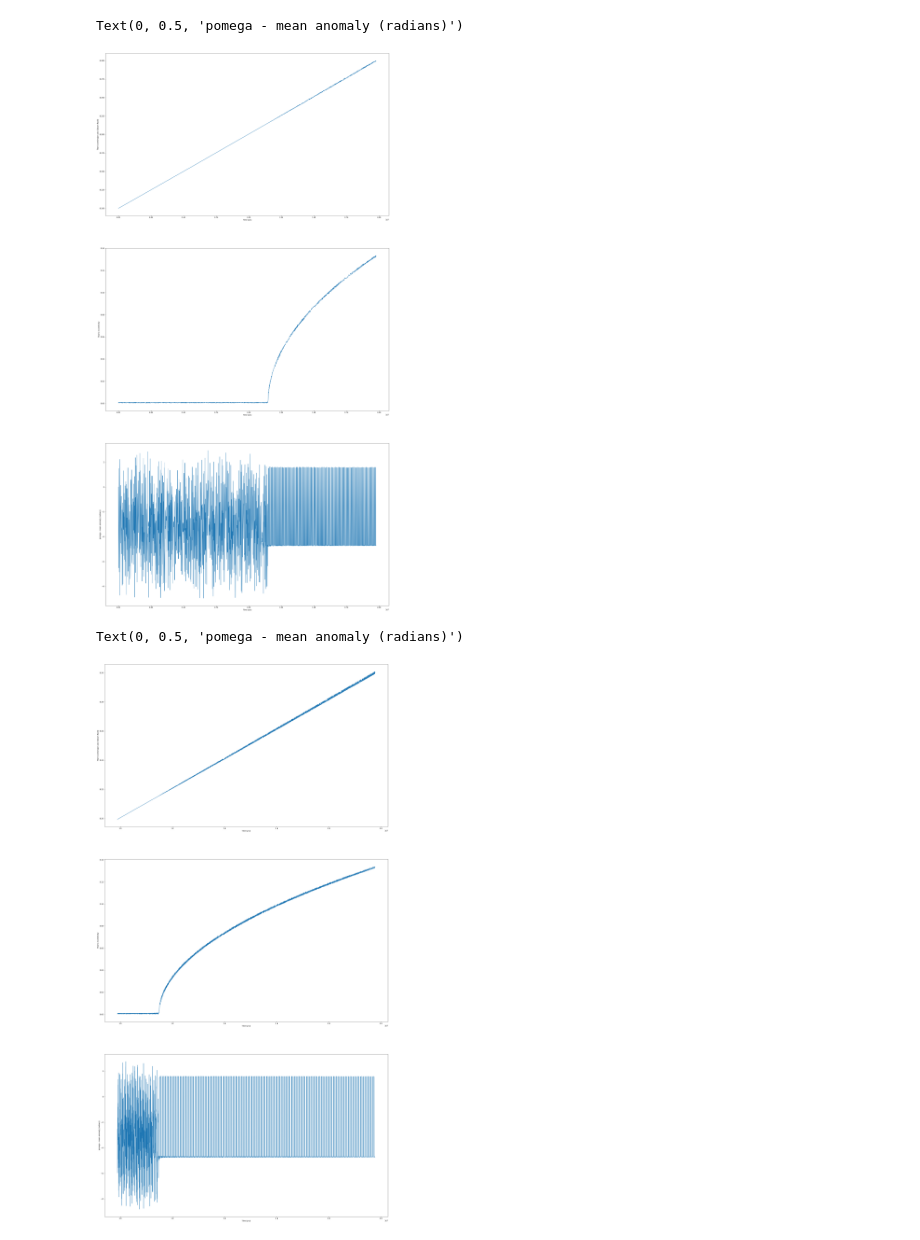
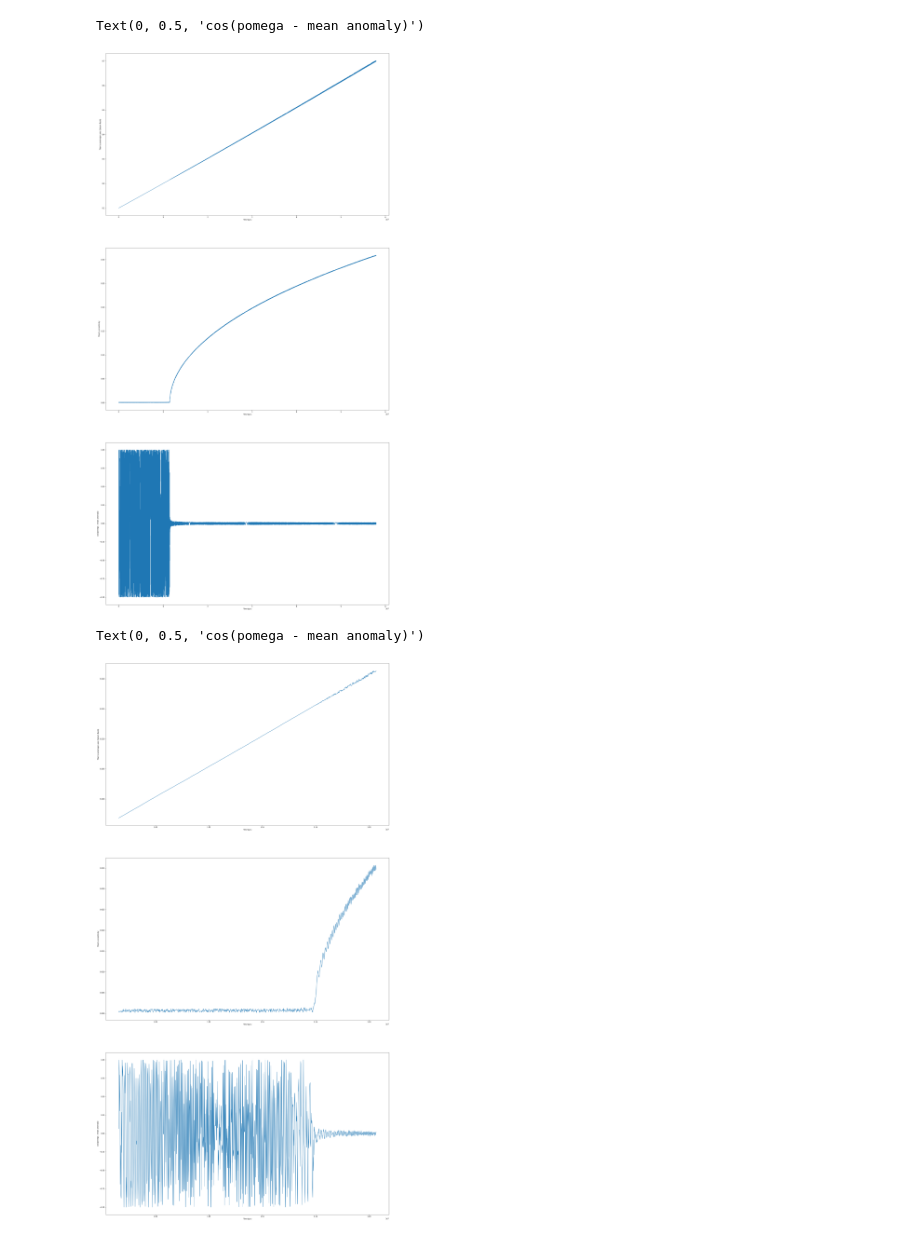
Before and after one commit to hdayuan/F21_JP_Titan-Sims, a Jupyter notebook: plot-titan.ipynb, the cells around one changed output. Drawn from its saved outputs; the diff is of its cells as text; code cells hidden in the pictures.

```diff
--- a/plot-titan.ipynb
+++ b/plot-titan.ipynb
@@ -1,49 +1,57 @@
 # %%
 import matplotlib.pyplot as plt
+import numpy as np
 
 # read arguments, and open corresponding output file
-numSamples = 10000
-step = 5
-f = open(r"v2-output-10000s-8.1to8.3rs.txt", "r")
+numSamples = 20000
+step = 1
+f = open(r"v2-output-20000s-8.1to8.7rs.txt", "r")
+buffer = 3
 
 plotSamples = numSamples // step
 
 # prep 3 arrays
 a_array = [0] * plotSamples
 e_array = [0] * plotSamples
 t_array = [0] * plotSamples
 diff_array = [0] * plotSamples
 
 # read file
 allLines = f.readlines()
 f.close()
-for i in range(3, 3 + numSamples, step):
+for i in range(buffer, buffer + numSamples, step):
     numbers = allLines[i].split()
-    a_array[(i - 3) // step] = float(numbers[0])
-    e_array[(i - 3) // step] = float(numbers[1])
-    t_array[(i - 3) // step] = float(numbers[4])
-    diff_array[(i - 3) // step] = float(numbers[2]) - float(numbers[3])
+    a_array[(i - buffer) // step] = float(numbers[0])
+    e_array[(i - buffer) // step] = float(numbers[1])
+    t_array[(i - buffer) // step] = float(numbers[4])
+    diff_array[(i - buffer) // step] = np.cos(float(numbers[2]) - float(numbers[3]))
 
 fig, axs = plt.subplots(3)
 
 fig.set_size_inches(30, 60)
 
 axs[0].plot(t_array,a_array)
 axs[0].set_xlabel('Time (yrs)')
 axs[0].set_ylabel('Titan\'s semimajor axis (Saturn Radii)')
 
 axs[1].plot(t_array,e_array)
 axs[1].set_xlabel('Time (yrs)')
 axs[1].set_ylabel('Titan\'s eccentricity')
 
 axs[2].plot(t_array,diff_array)
 axs[2].set_xlabel('Time (yrs)')
-axs[2].set_ylabel('pomega - mean anomaly (radians)')
+axs[2].set_ylabel('cos(pomega - mean anomaly)')
 # %% [output]
-Text(0, 0.5, 'pomega - mean anomaly (radians)')
+Text(0, 0.5, 'cos(pomega - mean anomaly)')
-[figure, old version]
+[figure, new version]
 # %%
-plotSamplesZ = int(numSamples * 0.5)
+start_ratio = 1./6.
+end_ratio = 2.5/12.
+
+plotSamplesZ = int(numSamples * (end_ratio - start_ratio))
+
+start_i = int(start_ratio * numSamples) + buffer
+end_i = start_i + plotSamplesZ
 
 # prep 3 arrays
 a_arrayZ = [0] * plotSamplesZ
@@ -51,12 +59,12 @@ e_arrayZ = [0] * plotSamplesZ
 t_arrayZ = [0] * plotSamplesZ
 diff_arrayZ = [0] * plotSamplesZ
 
-for i in range(3 + numSamples - plotSamplesZ, 3 + numSamples):
+for i in range(start_i, end_i):
     numbers = allLines[i].split()
-    a_arrayZ[(i - 3 - numSamples + plotSamplesZ)] = float(numbers[0])
-    e_arrayZ[(i - 3 - numSamples + plotSamplesZ)] = float(numbers[1])
-    diff_arrayZ[(i - 3 - numSamples + plotSamplesZ)] = float(numbers[2]) - float(numbers[3])
-    t_arrayZ[(i - 3 - numSamples + plotSamplesZ)] = float(numbers[4])
+    a_arrayZ[i - start_i] = float(numbers[0])
+    e_arrayZ[i - start_i] = float(numbers[1])
+    diff_arrayZ[i - start_i] = np.cos(float(numbers[2]) - float(numbers[3]))
+    t_arrayZ[i - start_i] = float(numbers[4])
 
 figZ, axsZ = plt.subplots(3)
 
@@ -72,7 +80,7 @@ axsZ[1].set_ylabel('Titan\'s eccentricity')
 
 axsZ[2].plot(t_arrayZ,diff_arrayZ)
 axsZ[2].set_xlabel('Time (yrs)')
-axsZ[2].set_ylabel('pomega - mean anomaly (radians)')
+axsZ[2].set_ylabel('cos(pomega - mean anomaly)')
 # %% [output]
-Text(0, 0.5, 'pomega - mean anomaly (radians)')
+Text(0, 0.5, 'cos(pomega - mean anomaly)')
-[figure, old version]
+[figure, new version]
```
Also changed, not shown: parts of 1 cell of this notebook, 2 other files.
